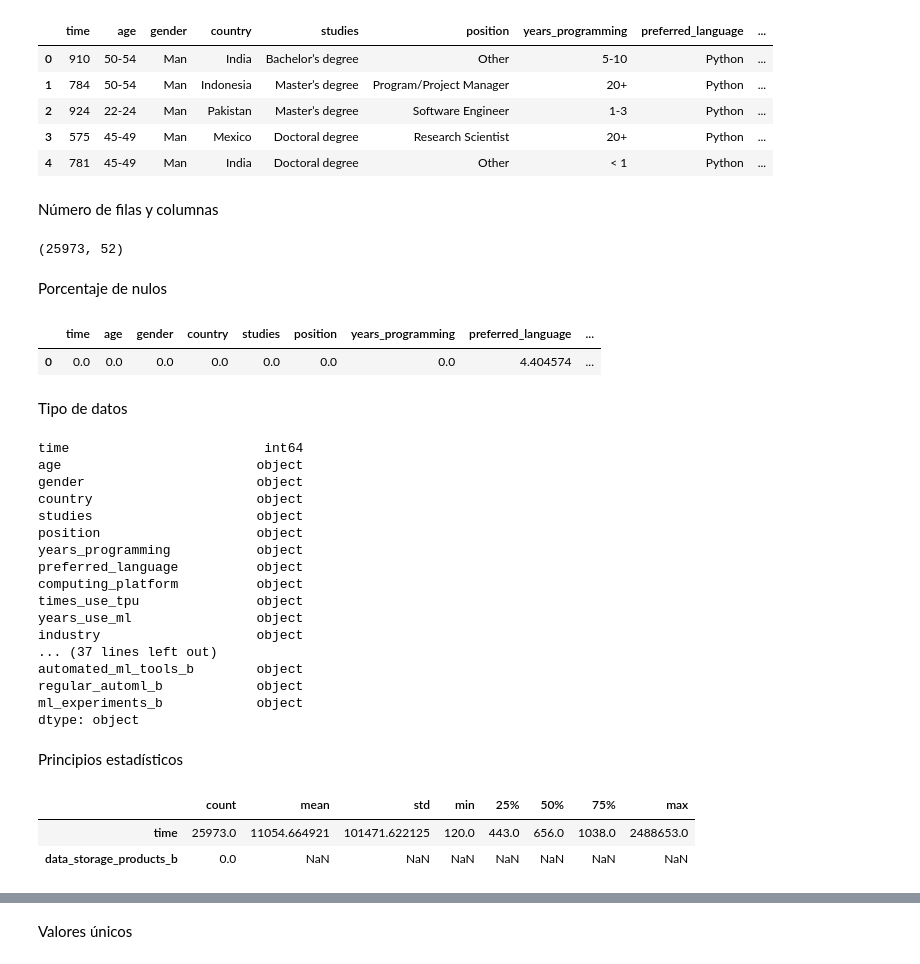
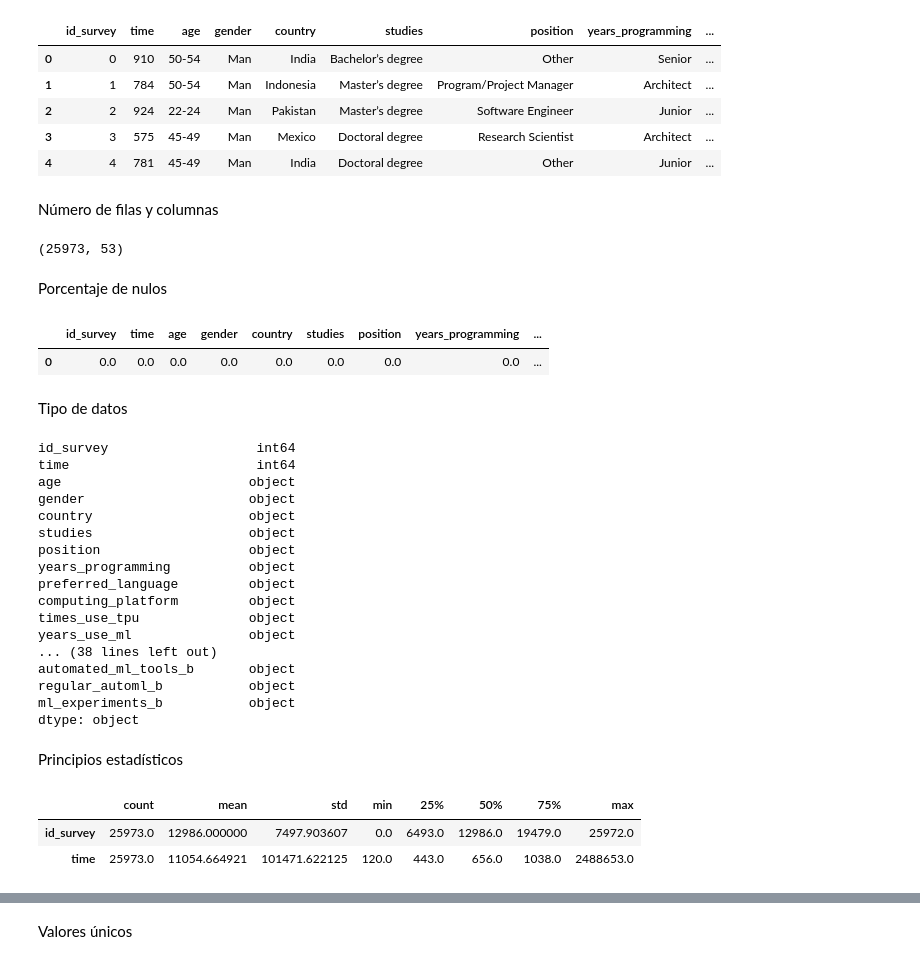
Before and after one commit to MonicaSL110/proyecto-transformacion-digital, a Jupyter notebook: estudio_df.ipynb, the cells around one changed output, grey strips where cells are left out. Drawn from its saved outputs; the diff is of its cells as text; code cells hidden in the pictures.

```diff
--- a/estudio_df.ipynb
+++ b/estudio_df.ipynb
@@ -2,50 +2,50 @@
 import pandas as pd
 pd.options.display.max_columns=None
 # %%
-df = pd.read_csv('archivos_resultantes/archivo_unificado_limpio.csv',index_col=0)
+df = pd.read_pickle('archivos_resultantes/archivo_unificado_limpio.pkl')
 df.head()
 # %% [output]
-|  | time | age | gender | country | studies | position | years_programming | preferred_language | ... |
-| 0 | 910 | 50-54 | Man | India | Bachelor’s degree | Other | 5-10 | Python | ... |
-| 1 | 784 | 50-54 | Man | Indonesia | Master’s degree | Program/Project Manager | 20+ | Python | ... |
-| 2 | 924 | 22-24 | Man | Pakistan | Master’s degree | Software Engineer | 1-3 | Python | ... |
-| 3 | 575 | 45-49 | Man | Mexico | Doctoral degree | Research Scientist | 20+ | Python | ... |
-| 4 | 781 | 45-49 | Man | India | Doctoral degree | Other | < 1 | Python | ... |
+|  | id_survey | time | age | gender | country | studies | position | years_programming | ... |
+| 0 | 0 | 910 | 50-54 | Man | India | Bachelor’s degree | Other | Senior | ... |
+| 1 | 1 | 784 | 50-54 | Man | Indonesia | Master’s degree | Program/Project Manager | Architect | ... |
+| 2 | 2 | 924 | 22-24 | Man | Pakistan | Master’s degree | Software Engineer | Junior | ... |
+| 3 | 3 | 575 | 45-49 | Man | Mexico | Doctoral degree | Research Scientist | Architect | ... |
+| 4 | 4 | 781 | 45-49 | Man | India | Doctoral degree | Other | Junior | ... |
 # %% [markdown]
 Número de filas y columnas
 # %%
 df.shape
 # %% [output]
-(25973, 52)
+(25973, 53)
 # %% [markdown]
 Porcentaje de nulos
 # %%
 nulos = pd.DataFrame(df.isnull().sum() * 100 / df.shape[0]).T
 nulos
 # %% [output]
-|  | time | age | gender | country | studies | position | years_programming | preferred_language | ... |
-| 0 | 0.0 | 0.0 | 0.0 | 0.0 | 0.0 | 0.0 | 0.0 | 4.404574 | ... |
+|  | id_survey | time | age | gender | country | studies | position | years_programming | ... |
+| 0 | 0.0 | 0.0 | 0.0 | 0.0 | 0.0 | 0.0 | 0.0 | 0.0 | ... |
 # %% [markdown]
 Tipo de datos
 # %%
 df.dtypes
 # %% [output]
-time                         int64
-age                         object
-gender                      object
-country                     object
-studies                     object
-position                    object
-years_programming           object
-preferred_language          object
-computing_platform          object
-times_use_tpu               object
-years_use_ml                object
-industry                    object
-... (37 lines left out)
-automated_ml_tools_b        object
-regular_automl_b            object
-ml_experiments_b            object
+id_survey                   int64
+time                        int64
+age                        object
+gender                     object
+country                    object
+studies                    object
+position                   object
+years_programming          object
+preferred_language         object
+computing_platform         object
+times_use_tpu              object
+years_use_ml               object
+... (38 lines left out)
+automated_ml_tools_b       object
+regular_automl_b           object
+ml_experiments_b           object
 dtype: object
 # %% [markdown]
 Principios estadísticos
@@ -53,8 +53,8 @@ Principios estadísticos
 df.describe(include='number').T
 # %% [output]
 |  | count | mean | std | min | 25% | 50% | 75% | max |
+| id_survey | 25973.0 | 12986.000000 | 7497.903607 | 0.0 | 6493.0 | 12986.0 | 19479.0 | 25972.0 |
 | time | 25973.0 | 11054.664921 | 101471.622125 | 120.0 | 443.0 | 656.0 | 1038.0 | 2488653.0 |
-| data_storage_products_b | 0.0 | NaN | NaN | NaN | NaN | NaN | NaN | NaN |
 # %%
 df.describe(include='object').T
 # %% [output]
```
Also changed, not shown: parts of 2 cells of this notebook, 8 other files.
